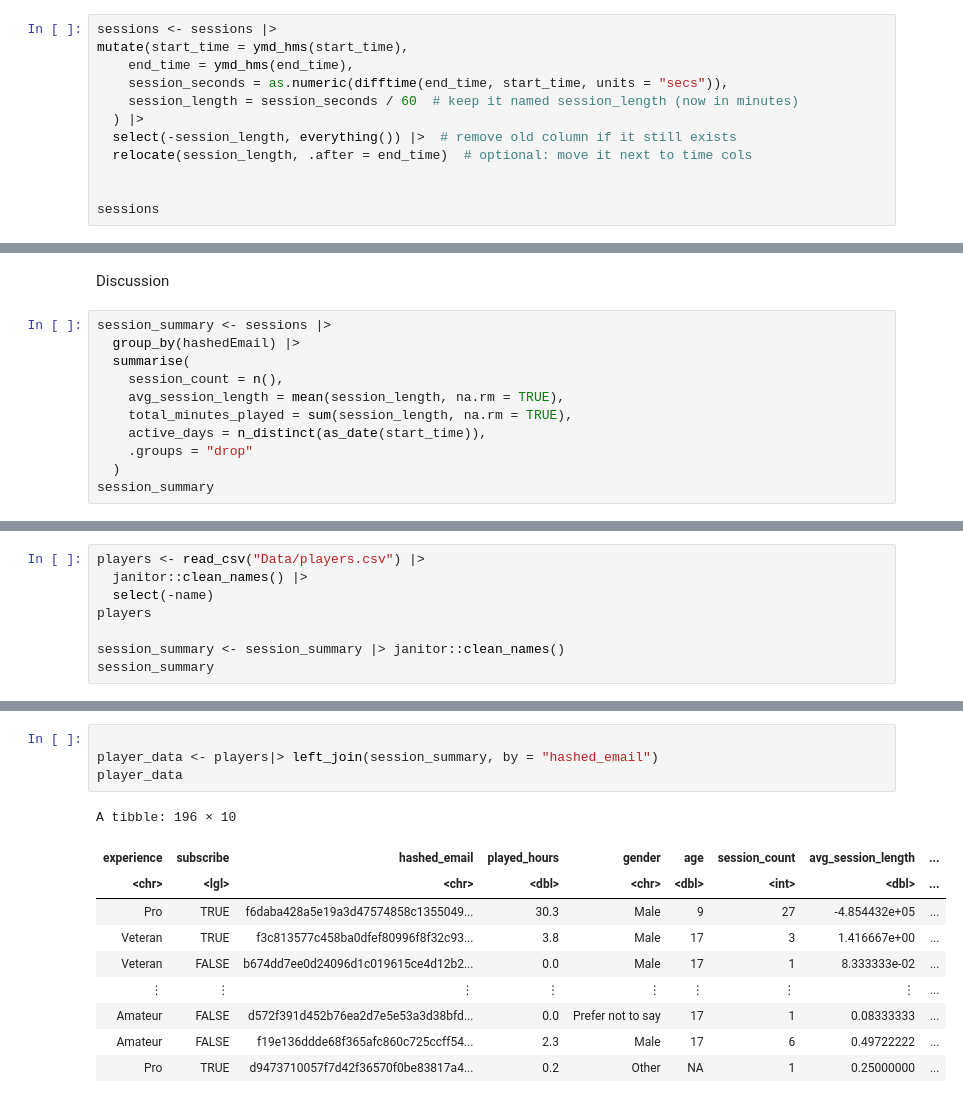
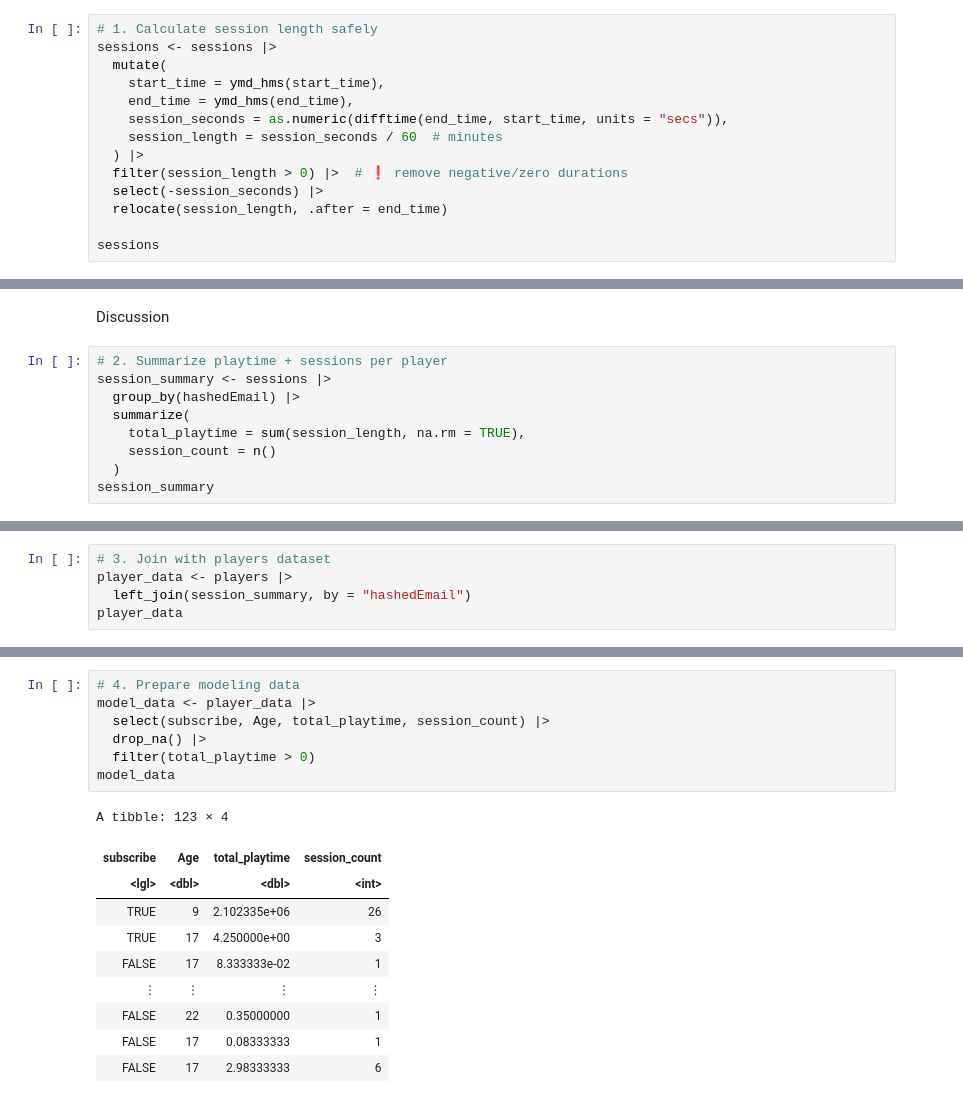
Before and after one commit to Zohranikjo/Game-Related-Newsletter-Subscription-Prediction-, a Jupyter notebook: subscription_modeling.ipynb, the cells around one changed output, grey strips where cells are left out. Drawn from its saved outputs; the diff is of its cells as text.

```diff
--- a/subscription_modeling.ipynb
+++ b/subscription_modeling.ipynb
@@ -86,15 +80,17 @@ A spec_tbl_df: 1535 × 5
 | fd6563a4e0f6f4273580e5fedbd8dda64... | 25/07/2024 06:15 | 25/07/2024 06:22 | 1.72189e+12 | 1.72189e+12 |
 | 36d9cbb4c6bc0c1a6911436d2da0d09ec... | 20/05/2024 02:26 | 20/05/2024 02:45 | 1.71617e+12 | 1.71617e+12 |
 # %%
+# 1. Calculate session length safely
 sessions <- sessions |>
-mutate(start_time = ymd_hms(start_time),
+  mutate(
+    start_time = ymd_hms(start_time),
     end_time = ymd_hms(end_time),
     session_seconds = as.numeric(difftime(end_time, start_time, units = "secs")),
-    session_length = session_seconds / 60  # keep it named session_length (now in minutes)
+    session_length = session_seconds / 60  # minutes
   ) |>
-  select(-session_length, everything()) |>  # remove old column if it still exists
-  relocate(session_length, .after = end_time)  # optional: move it next to time cols
-
+  filter(session_length > 0) |>  # ❗ remove negative/zero durations
+  select(-session_seconds) |>
+  relocate(session_length, .after = end_time)
 
 sessions
 # %% [output]
@@ -111,14 +107,12 @@ A tibble: 1535 × 7
 # %% [markdown]
 Discussion
 # %%
+# 2. Summarize playtime + sessions per player
 session_summary <- sessions |>
   group_by(hashedEmail) |>
-  summarise(
-    session_count = n(),
-    avg_session_length = mean(session_length, na.rm = TRUE),
-    total_minutes_played = sum(session_length, na.rm = TRUE),
-    active_days = n_distinct(as_date(start_time)),
-    .groups = "drop"
+  summarize(
+    total_playtime = sum(session_length, na.rm = TRUE),
+    session_count = n()
   )
 session_summary
 # %% [output]
@@ -135,9 +129,6 @@ A tibble: 125 × 5
 # %%
-players <- read_csv("Data/players.csv") |>
-  janitor::clean_names() |>
-  select(-name)
-players
-
-session_summary <- session_summary |> janitor::clean_names()
-session_summary
+# 3. Join with players dataset
+player_data <- players |>
+  left_join(session_summary, by = "hashedEmail")
+player_data
 # %% [output]
@@ -173,15 +145,18 @@ A tibble: 125 × 5
 # %%
-
-player_data <- players|> left_join(session_summary, by = "hashed_email")
-player_data
+# 4. Prepare modeling data
+model_data <- player_data |>
+  select(subscribe, Age, total_playtime, session_count) |>
+  drop_na() |>
+  filter(total_playtime > 0)
+model_data
 # %% [output]
-A tibble: 196 × 10
+A tibble: 123 × 4
-| experience | subscribe | hashed_email | played_hours | gender | age | session_count | avg_session_length | ... |
-| <chr> | <lgl> | <chr> | <dbl> | <chr> | <dbl> | <int> | <dbl> | ... |
-| Pro | TRUE | f6daba428a5e19a3d47574858c1355049... | 30.3 | Male | 9 | 27 | -4.854432e+05 | ... |
-| Veteran | TRUE | f3c813577c458ba0dfef80996f8f32c93... | 3.8 | Male | 17 | 3 | 1.416667e+00 | ... |
-| Veteran | FALSE | b674dd7ee0d24096d1c019615ce4d12b2... | 0.0 | Male | 17 | 1 | 8.333333e-02 | ... |
-| ⋮ | ⋮ | ⋮ | ⋮ | ⋮ | ⋮ | ⋮ | ⋮ | ... |
-| Amateur | FALSE | d572f391d452b76ea2d7e5e53a3d38bfd... | 0.0 | Prefer not to say | 17 | 1 | 0.08333333 | ... |
-| Amateur | FALSE | f19e136ddde68f365afc860c725ccff54... | 2.3 | Male | 17 | 6 | 0.49722222 | ... |
-| Pro | TRUE | d9473710057f7d42f36570f0be83817a4... | 0.2 | Other | NA | 1 | 0.25000000 | ... |
+| subscribe | Age | total_playtime | session_count |
+| <lgl> | <dbl> | <dbl> | <int> |
+| TRUE | 9 | 2.102335e+06 | 26 |
+| TRUE | 17 | 4.250000e+00 | 3 |
+| FALSE | 17 | 8.333333e-02 | 1 |
+| ⋮ | ⋮ | ⋮ | ⋮ |
+| FALSE | 22 | 0.35000000 | 1 |
+| FALSE | 17 | 0.08333333 | 1 |
+| FALSE | 17 | 2.98333333 | 6 |
```
Also changed, not shown: parts of 21 cells of this notebook.
